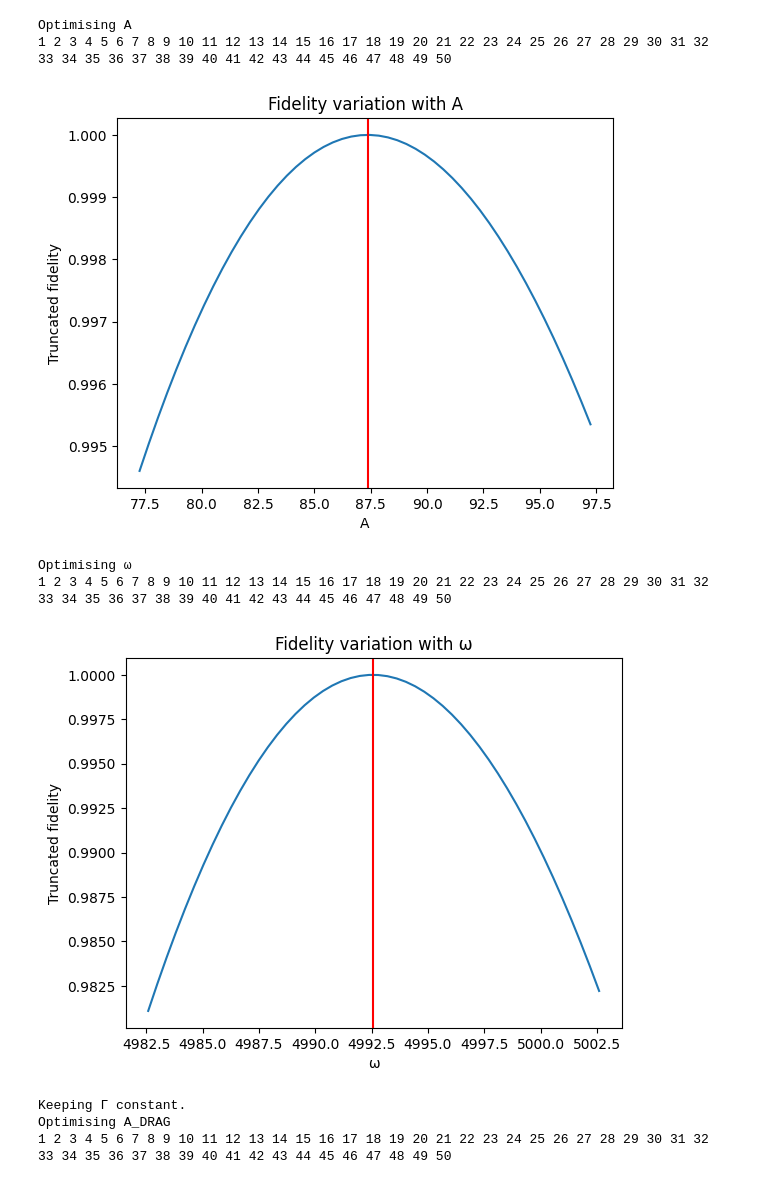
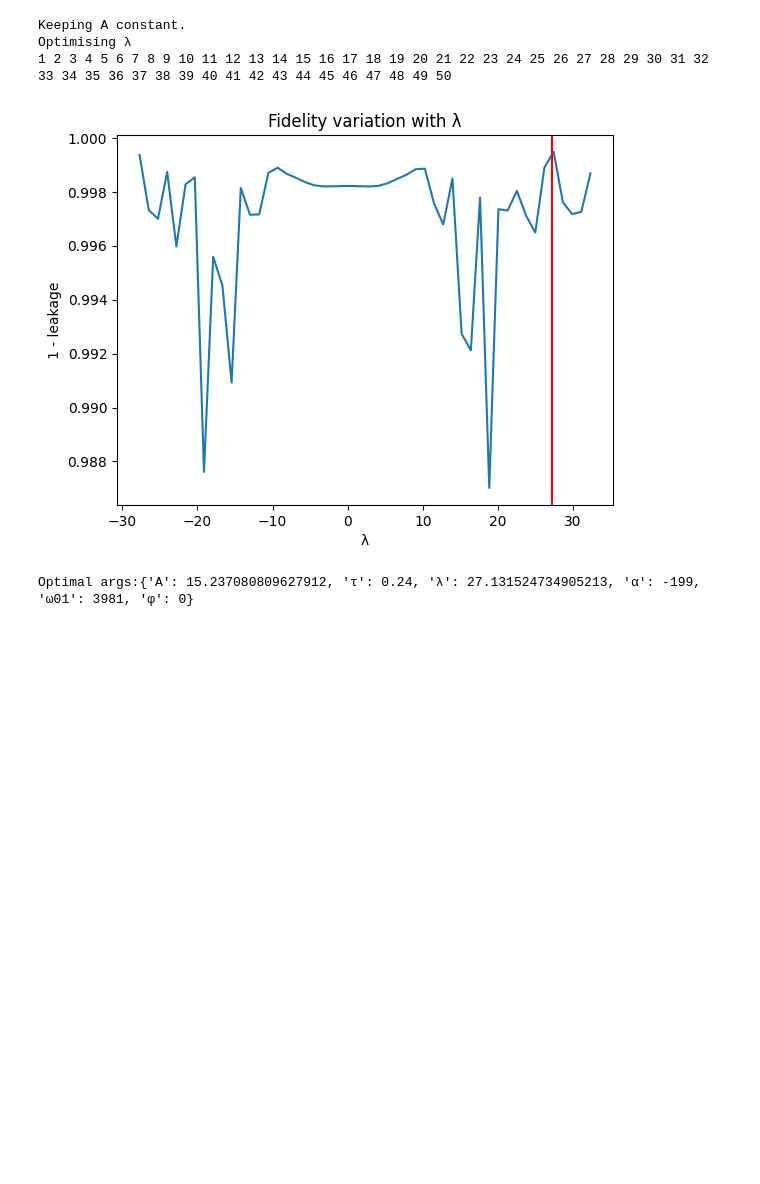
Before and after one commit to manavbabel/Transmon-Simulation, a Jupyter notebook: X90 Optimisation.ipynb, the cells around one changed output. Drawn from its saved outputs; the diff is of its cells as text; code cells hidden in the pictures; blank space fills up the shorter version.

Commit message:
Update to DRAG implementation

```diff
--- a/X90 Optimisation.ipynb
+++ b/X90 Optimisation.ipynb
@@ -12,24 +17,19 @@ from transmon_code.simulate import *
 # %%
 # define the transmon
 
-tr = Transmon(n_levels=8, initial_state=0, Ω=5000, α=-100, RWA=False, dt=1/10000)
+tr = Transmon(n_levels=8, initial_state=0, Ω=3981, α=-199, RWA=False, dt=1/7000)
 
-tr.X90_args = {'A': 7.401247702099688, 'Γ': 0.5, 'ω': 4997.7656106597815, 'A_DRAG': 0.08678794179697293}
-tr.X90_args = {'A': 87.29585239045917, 'Γ': 0.05, 'ω': 4992.597209385877, 'A_DRAG': 0}
+tr.X90_args = {'A': 15.237080809627912, 'τ': 0.24, 'λ': 2.3083668155364214, 'α': tr.α, 'ω01': tr.Ω, 'φ': 0}
 # %%
 # optimise the pulse
 
-t = np.arange(0, tr.X90_args["Γ"], tr.dt)
-semiranges = {"A":10, "ω":10, "Γ":0, "A_DRAG":0.05}
+t = np.arange(0, tr.X90_args["τ"], tr.dt)
+semiranges = {"A":0, "λ":30}
 
-tr.X90_args = create_X90_pulse(t, tr, args=tr.X90_args, semiranges=semiranges, plot=True, rand_init=False, N=50)
+tr.X90_args = create_X90_pulse(tr, args=tr.X90_args, semiranges=semiranges, plot=True, rand_init=False, N=50)
 # %% [output]
-Optimising A
+Keeping A constant.
+Optimising λ
 1 2 3 4 5 6 7 8 9 10 11 12 13 14 15 16 17 18 19 20 21 22 23 24 25 26 27 28 29 30 31 32 33 34 35 36 37 38 39 40 41 42 43 44 45 46 47 48 49 50
-[figure, old version]
+[figure, new version]
-Optimising ω
-1 2 3 4 5 6 7 8 9 10 11 12 13 14 15 16 17 18 19 20 21 22 23 24 25 26 27 28 29 30 31 32 33 34 35 36 37 38 39 40 41 42 43 44 45 46 47 48 49 50
+Optimal args:{'A': 15.237080809627912, 'τ': 0.24, 'λ': 27.131524734905213, 'α': -199, 'ω01': 3981, 'φ': 0}
-[figure, removed]
-Keeping Γ constant.
-Optimising A_DRAG
-1 2 3 4 5 6 7 8 9 10 11 12 13 14 15 16 17 18 19 20 21 22 23 24 25 26 27 28 29 30 31 32 33 34 35 36 37 38 39 40 41 42 43 44 45 46 47 48 49 50
```
Also changed, not shown: parts of 4 cells of this notebook, 6 other files.
